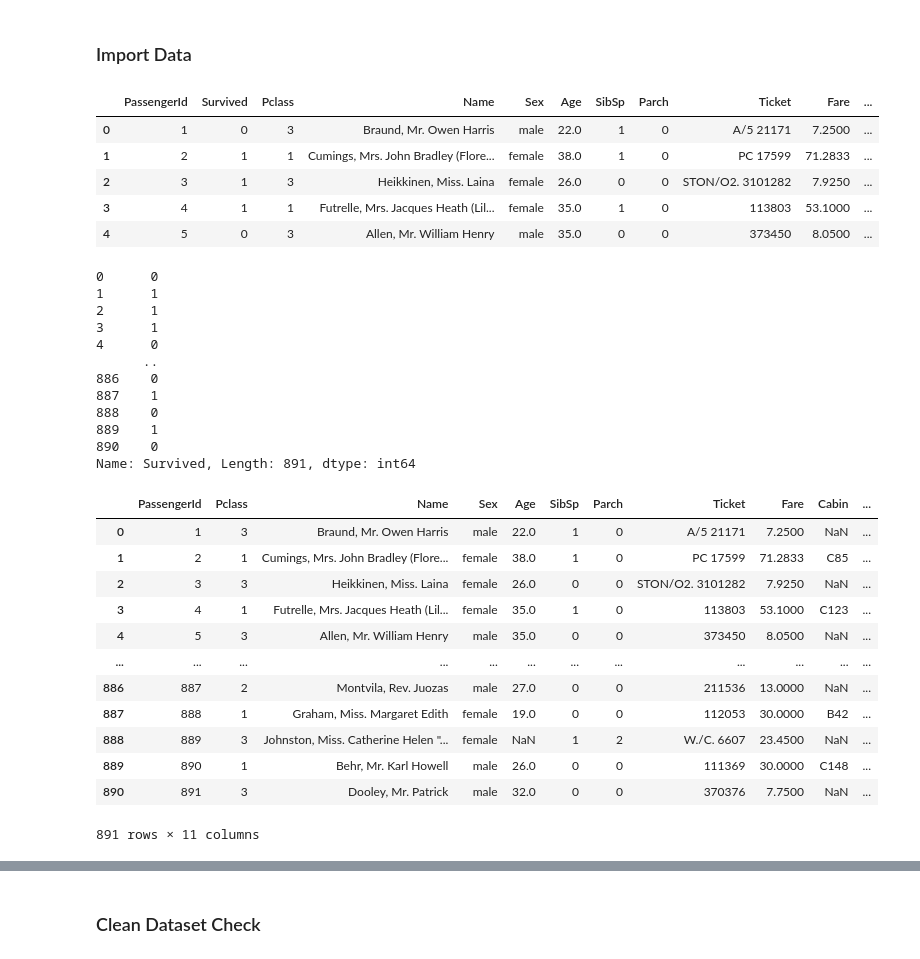
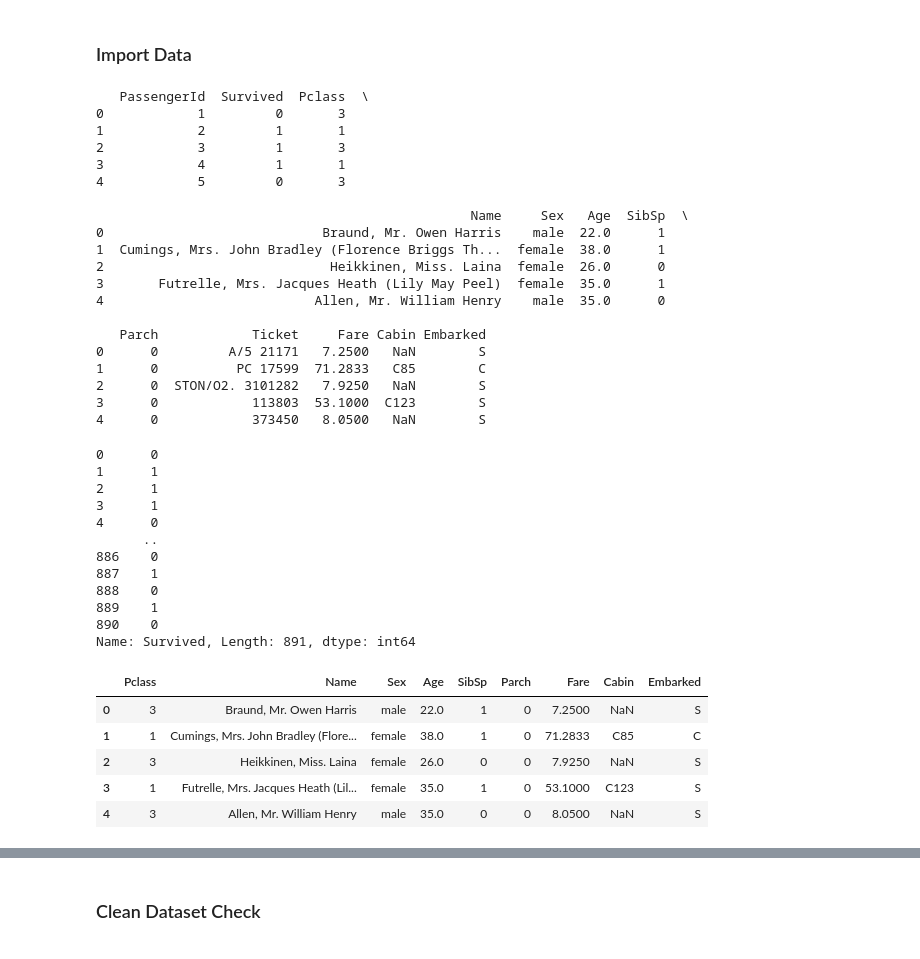
Before and after one commit to smspiegel/Basics_Titanic, a Jupyter notebook: titanic_notebook.ipynb, the cells around one changed output, grey strips where cells are left out. Drawn from its saved outputs; the diff is of its cells as text; code cells hidden in the pictures.

```diff
--- a/titanic_notebook.ipynb
+++ b/titanic_notebook.ipynb
@@ -20,48 +21,53 @@ import tqdm
 # %%
 # use pandas
 DATA = pd.read_csv('data/train.csv')
-# %%
-DATA.head()
-# %% [output]
-|  | PassengerId | Survived | Pclass | Name | Sex | Age | SibSp | Parch | Ticket | Fare | ... |
-| 0 | 1 | 0 | 3 | Braund, Mr. Owen Harris | male | 22.0 | 1 | 0 | A/5 21171 | 7.2500 | ... |
-| 1 | 2 | 1 | 1 | Cumings, Mrs. John Bradley (Flore... | female | 38.0 | 1 | 0 | PC 17599 | 71.2833 | ... |
-| 2 | 3 | 1 | 3 | Heikkinen, Miss. Laina | female | 26.0 | 0 | 0 | STON/O2. 3101282 | 7.9250 | ... |
-| 3 | 4 | 1 | 1 | Futrelle, Mrs. Jacques Heath (Lil... | female | 35.0 | 1 | 0 | 113803 | 53.1000 | ... |
-| 4 | 5 | 0 | 3 | Allen, Mr. William Henry | male | 35.0 | 0 | 0 | 373450 | 8.0500 | ... |
 # %%
+print(DATA.head())
 y_train = DATA['Survived']
 y_train
 # %% [output]
-0      0
-1      1
-2      1
-3      1
-4      0
-      ..
-886    0
-887    1
-888    0
-889    1
-890    0
-Name: Survived, Length: 891, dtype: int64
+   PassengerId  Survived  Pclass  \
+0            1         0       3
+1            2         1       1
+2            3         1       3
+3            4         1       1
+4            5         0       3
+
+                                                Name     Sex   Age  SibSp  \
+0                            Braund, Mr. Owen Harris    male  22.0      1
+1  Cumings, Mrs. John Bradley (Florence Briggs Th...  female  38.0      1
+2                             Heikkinen, Miss. Laina  female  26.0      0
+3       Futrelle, Mrs. Jacques Heath (Lily May Peel)  female  35.0      1
+4                           Allen, Mr. William Henry    male  35.0      0
+
+   Parch            Ticket     Fare Cabin Embarked
+0      0         A/5 21171   7.2500   NaN        S
+1      0          PC 17599  71.2833   C85        C
+2      0  STON/O2. 3101282   7.9250   NaN        S
+3      0            113803  53.1000  C123        S
+4      0            373450   8.0500   NaN        S
+0      0
+1      1
+2      1
+3      1
+4      0
+      ..
+886    0
+887    1
+888    0
+889    1
+890    0
+Name: Survived, Length: 891, dtype: int64
 # %%
-x_train = DATA.drop('Survived',axis=1)
-x_train
+x_train = DATA.drop(['Survived','PassengerId','Ticket',],axis=1)
+x_train.head()
 # %% [output]
-|  | PassengerId | Pclass | Name | Sex | Age | SibSp | Parch | Ticket | Fare | Cabin | ... |
-| 0 | 1 | 3 | Braund, Mr. Owen Harris | male | 22.0 | 1 | 0 | A/5 21171 | 7.2500 | NaN | ... |
-| 1 | 2 | 1 | Cumings, Mrs. John Bradley (Flore... | female | 38.0 | 1 | 0 | PC 17599 | 71.2833 | C85 | ... |
-| 2 | 3 | 3 | Heikkinen, Miss. Laina | female | 26.0 | 0 | 0 | STON/O2. 3101282 | 7.9250 | NaN | ... |
-| 3 | 4 | 1 | Futrelle, Mrs. Jacques Heath (Lil... | female | 35.0 | 1 | 0 | 113803 | 53.1000 | C123 | ... |
-| 4 | 5 | 3 | Allen, Mr. William Henry | male | 35.0 | 0 | 0 | 373450 | 8.0500 | NaN | ... |
-| ... | ... | ... | ... | ... | ... | ... | ... | ... | ... | ... | ... |
-| 886 | 887 | 2 | Montvila, Rev. Juozas | male | 27.0 | 0 | 0 | 211536 | 13.0000 | NaN | ... |
-| 887 | 888 | 1 | Graham, Miss. Margaret Edith | female | 19.0 | 0 | 0 | 112053 | 30.0000 | B42 | ... |
-| 888 | 889 | 3 | Johnston, Miss. Catherine Helen "... | female | NaN | 1 | 2 | W./C. 6607 | 23.4500 | NaN | ... |
-| 889 | 890 | 1 | Behr, Mr. Karl Howell | male | 26.0 | 0 | 0 | 111369 | 30.0000 | C148 | ... |
-| 890 | 891 | 3 | Dooley, Mr. Patrick | male | 32.0 | 0 | 0 | 370376 | 7.7500 | NaN | ... |
+|  | Pclass | Name | Sex | Age | SibSp | Parch | Fare | Cabin | Embarked |
+| 0 | 3 | Braund, Mr. Owen Harris | male | 22.0 | 1 | 0 | 7.2500 | NaN | S |
+| 1 | 1 | Cumings, Mrs. John Bradley (Flore... | female | 38.0 | 1 | 0 | 71.2833 | C85 | C |
+| 2 | 3 | Heikkinen, Miss. Laina | female | 26.0 | 0 | 0 | 7.9250 | NaN | S |
+| 3 | 1 | Futrelle, Mrs. Jacques Heath (Lil... | female | 35.0 | 1 | 0 | 53.1000 | C123 | S |
+| 4 | 3 | Allen, Mr. William Henry | male | 35.0 | 0 | 0 | 8.0500 | NaN | S |
-891 rows × 11 columns
 # %%
 x_train.dtypes
 # %% [output]
```
Also changed, not shown: parts of 17 cells of this notebook, 3 other files.
